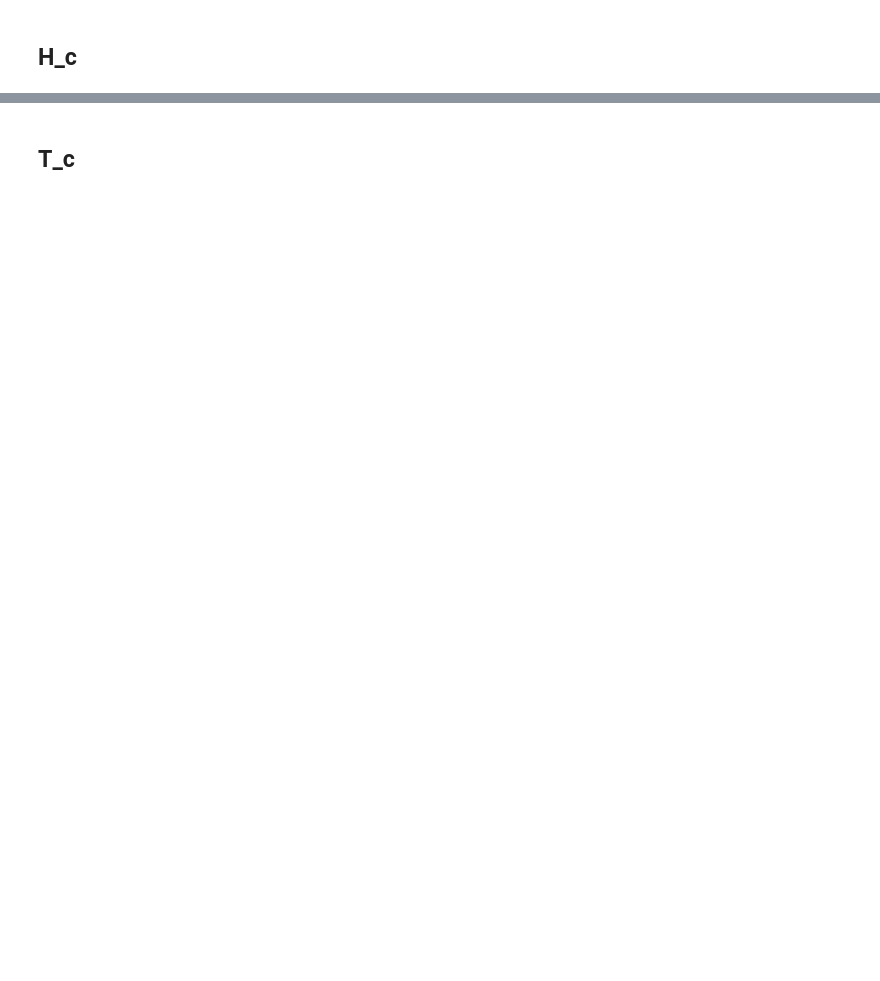
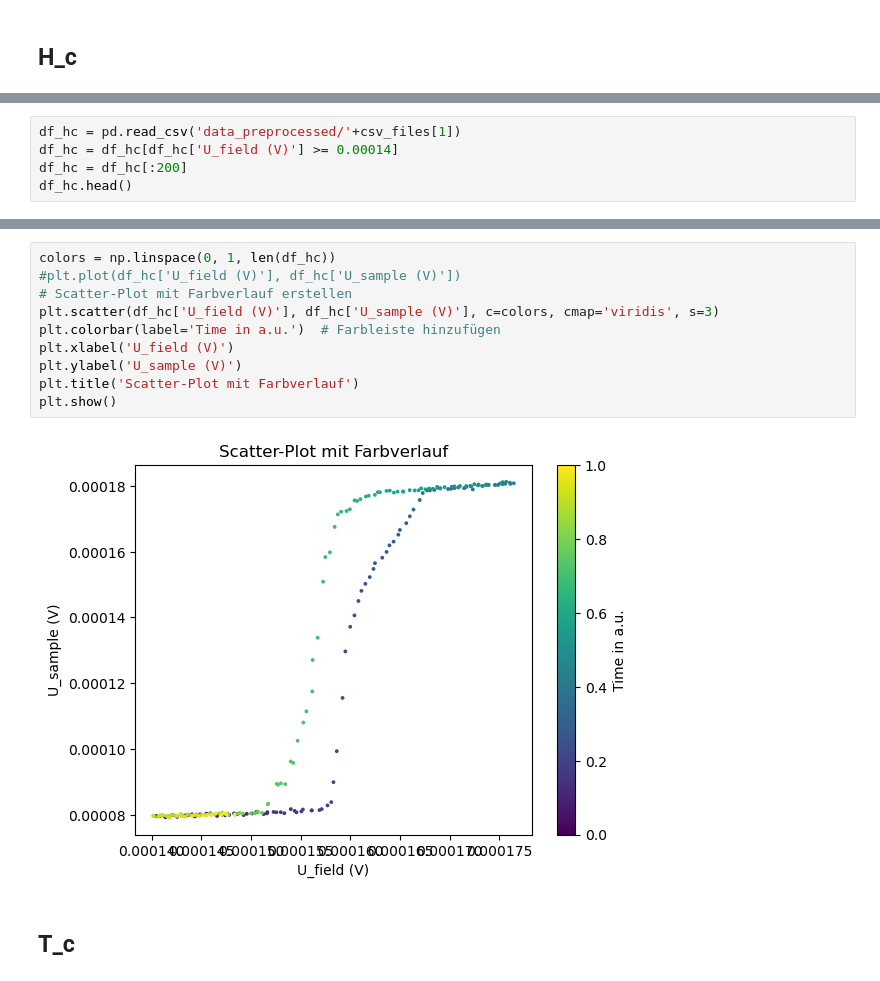
Before and after one commit to Darrenshan27/supraconductivity, a Jupyter notebook: data_processing.ipynb, the cells around one changed output, grey strips where cells are left out. Cells and saved outputs as stored; diff of their text form; blank space fills up the shorter version.

```diff
--- a/data_processing.ipynb
+++ b/data_processing.ipynb
@@ -223,0 +371,5 @@ plt.ylim(0,5)
+# %%
+df_hc = pd.read_csv('data_preprocessed/'+csv_files[1])
+df_hc = df_hc[df_hc['U_field (V)'] >= 0.00014]
+df_hc = df_hc[:200]
+df_hc.head()
@@ -224,2 +383,14 @@ plt.ylim(0,5)
+# %%
+colors = np.linspace(0, 1, len(df_hc))
+#plt.plot(df_hc['U_field (V)'], df_hc['U_sample (V)'])
+# Scatter-Plot mit Farbverlauf erstellen
+plt.scatter(df_hc['U_field (V)'], df_hc['U_sample (V)'], c=colors, cmap='viridis', s=3)
+plt.colorbar(label='Time in a.u.')  # Farbleiste hinzufügen
+plt.xlabel('U_field (V)')
+plt.ylabel('U_sample (V)')
+plt.title('Scatter-Plot mit Farbverlauf')
+plt.show()
+# %% [output]
+[figure, added]
 # %% [markdown]
 ## T_c
```
Also changed, not shown: parts of 12 cells of this notebook, 31 other files.
